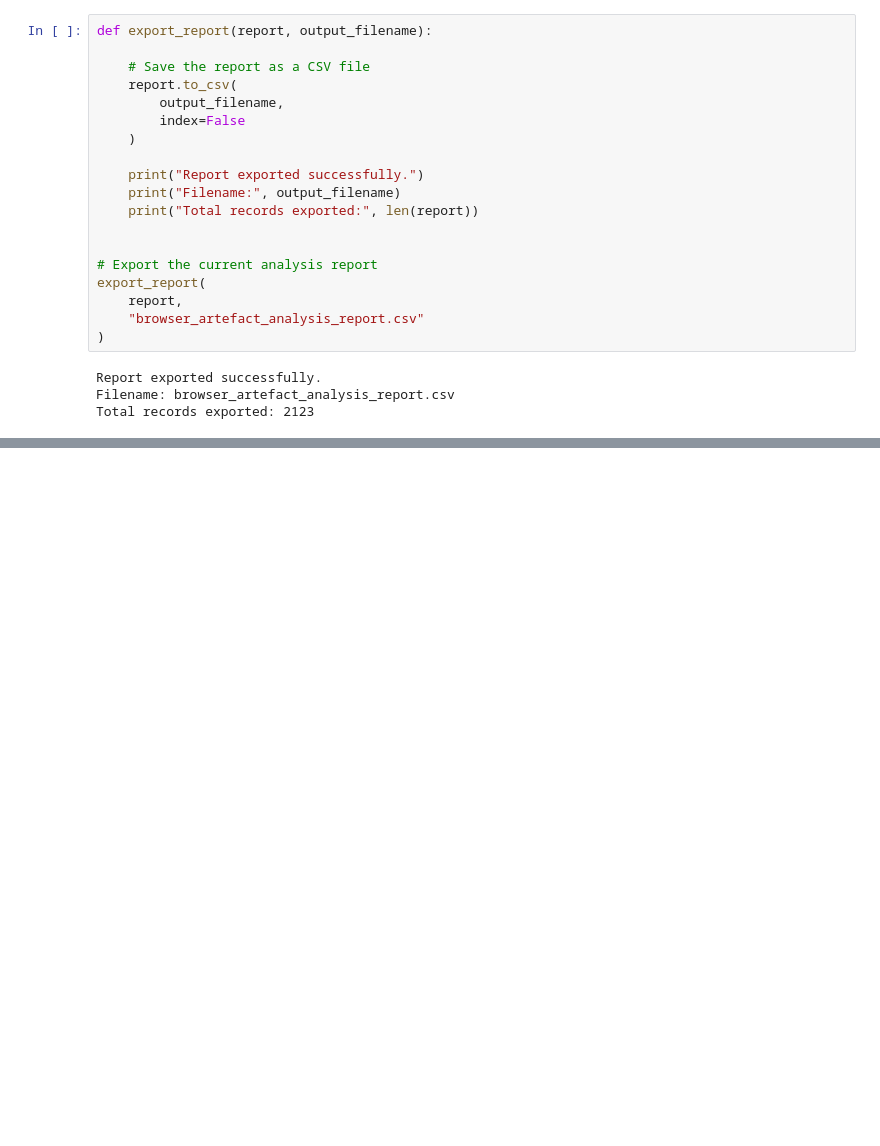
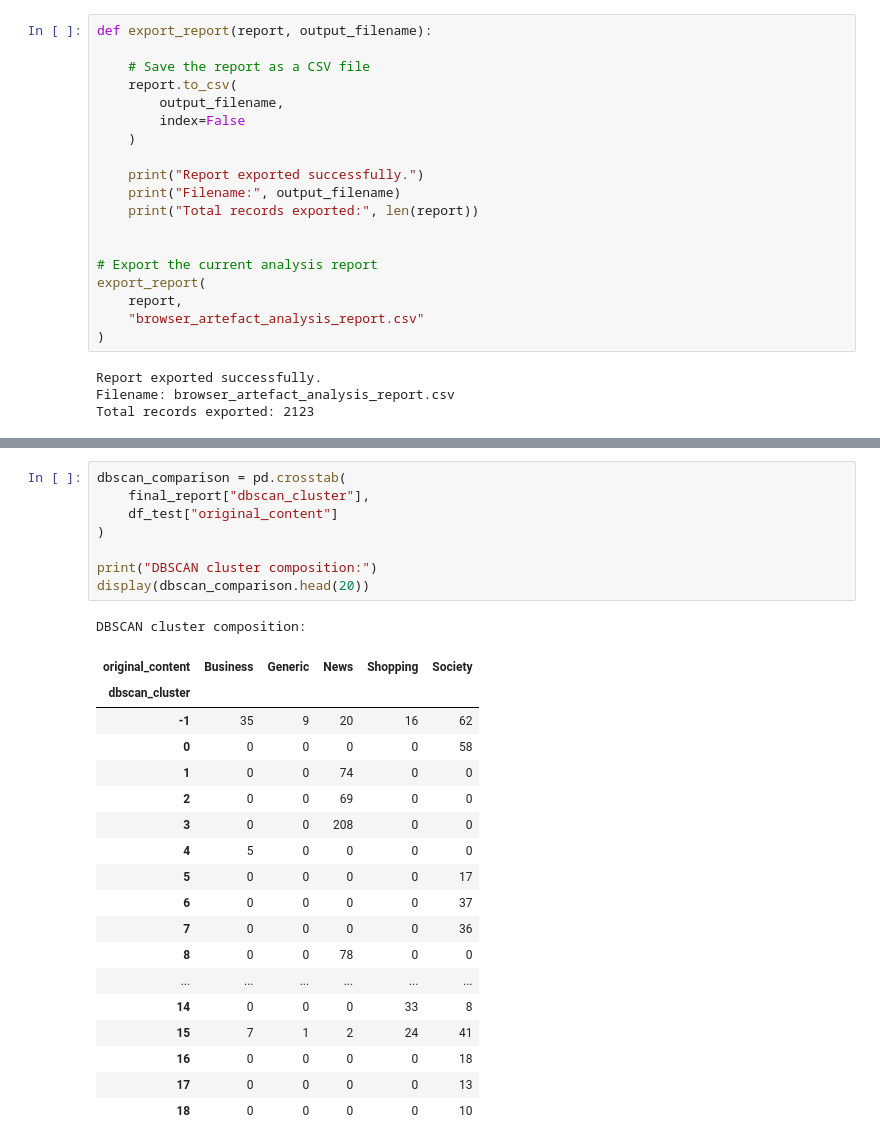
Before and after one commit to asl0180/-my-first-website, a Jupyter notebook: UntitBrowser_Artefact_clusteringled6.ipynb, the cells around one changed output, grey strips where cells are left out. Saved outputs shown, nothing was run; the diff lists cells and outputs as text; blank space fills up the shorter version.

```diff
--- a/UntitBrowser_Artefact_clusteringled6.ipynb
+++ b/UntitBrowser_Artefact_clusteringled6.ipynb
@@ -1618,0 +1896,28 @@ Total records exported: 2123
+# %%
+dbscan_comparison = pd.crosstab(
+    final_report["dbscan_cluster"],
+    df_test["original_content"]
+)
+
+print("DBSCAN cluster composition:")
+display(dbscan_comparison.head(20))
+# %% [output]
+DBSCAN cluster composition:
+| original_content | Business | Generic | News | Shopping | Society |
+| dbscan_cluster |  |  |  |  |  |
+| -1 | 35 | 9 | 20 | 16 | 62 |
+| 0 | 0 | 0 | 0 | 0 | 58 |
+| 1 | 0 | 0 | 74 | 0 | 0 |
+| 2 | 0 | 0 | 69 | 0 | 0 |
+| 3 | 0 | 0 | 208 | 0 | 0 |
+| 4 | 5 | 0 | 0 | 0 | 0 |
+| 5 | 0 | 0 | 0 | 0 | 17 |
+| 6 | 0 | 0 | 0 | 0 | 37 |
+| 7 | 0 | 0 | 0 | 0 | 36 |
+| 8 | 0 | 0 | 78 | 0 | 0 |
+| ... | ... | ... | ... | ... | ... |
+| 14 | 0 | 0 | 0 | 33 | 8 |
+| 15 | 7 | 1 | 2 | 24 | 41 |
+| 16 | 0 | 0 | 0 | 0 | 18 |
+| 17 | 0 | 0 | 0 | 0 | 13 |
+| 18 | 0 | 0 | 0 | 0 | 10 |
```
Also changed, not shown: parts of 20 cells of this notebook.
